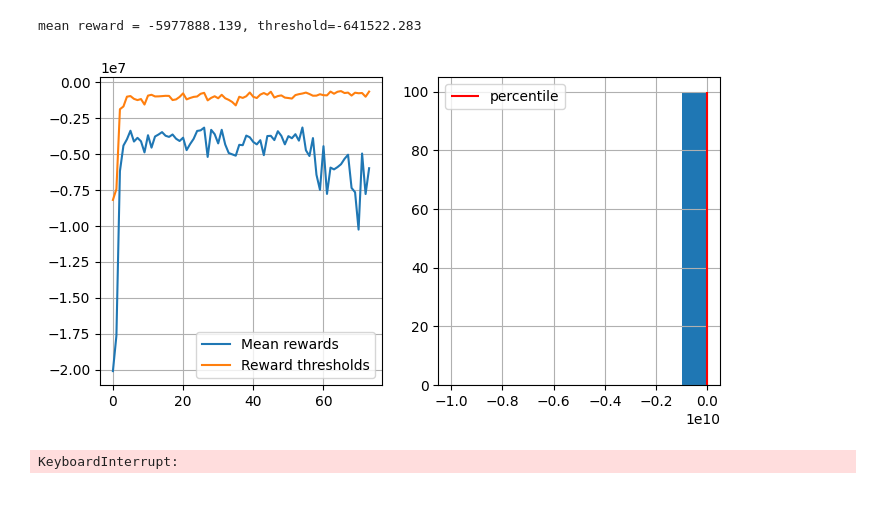
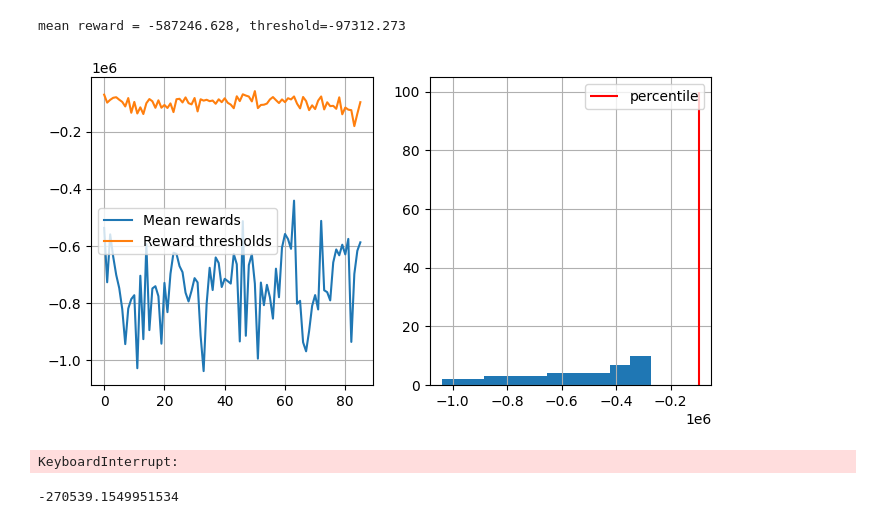
Before and after one commit to setday/HSE_ML_P2024, a Jupyter notebook: notebooks/CEM.ipynb, the cells around one changed output. Cells and saved outputs as stored; diff of their text form; code cells hidden in the pictures.

```diff
--- a/notebooks/CEM.ipynb
+++ b/notebooks/CEM.ipynb
@@ -32,6 +33,8 @@ def generate_session(env, agent, exploration_rate=0.8):
     try:
         s, _ = env.reset()
     except IndexError:
+        env.close()
+        del env
         env = gym.make('Parkme')
         s, _ = env.reset()
     for _ in range(3000):
@@ -40,13 +43,13 @@ def generate_session(env, agent, exploration_rate=0.8):
         else:
             probs = agent.predict_proba([s])[0]
             action = np.random.choice(list(range(n_actions)), p = probs)
-        new_s, r, terminated, truncated, _ = env.step(action)
+        new_s, r, terminated, _, _ = env.step(action)
         states.append(s)
         actions.append(action)
         total_reward += r
 
         s = new_s
-        if terminated or truncated:
+        if terminated:
             break
     return states, actions, total_reward
 # %%
@@ -92,36 +95,50 @@ extra_elit_states = []
 extra_elit_actions = []
 for i in range(1, 21):
     with open(f'samples/obs{i}.txt', 'r') as file:
-        extra_elit_states.append([[float(s) for s in sample[1:-2].split(', ')]for sample in file.readlines()])
+        extra_elit_states.extend([[float(s) for s in sample[1:-2].split(', ')]for sample in file.readlines()])
+
     with open(f'samples/act{i}.txt', 'r') as file:
-        extra_elit_actions.append([int(s) for s in file.readlines()])
+        extra_elit_actions.extend([int(s) for s in file.readlines()])
+
+for _ in range(100):
+    extra_elit_states = np.array(extra_elit_states)
+    extra_elit_actions = np.array(extra_elit_actions)
+    agent = agent.partial_fit(extra_elit_states, extra_elit_actions)
+# %%
+percentile = 85
+log = []
+n_epochs = 80
+best_reward = -270539.1549951534
+worst_reward = 1e12
 # %%
 %%time
 from tqdm import tqdm
-percentile = 85
-log = []
-n_epochs = 300
-best_reward = -1e12
-worst_reward = 1e12
+from joblib import parallel_backend
+
 for i in tqdm(range(n_epochs)):
-    sessions = [generate_session(env, agent) for _ in tqdm(range(100))]
+    sessions = [generate_session(env, agent) for _ in range(100)]
     states_batch, actions_batch, rewards_batch = zip(*sessions)
     elite_states, elite_actions = select_elites(states_batch, actions_batch, rewards_batch, percentile)
-    extra_elit = random.randint(0, 19)
-    elite_states.extend(extra_elit_states[extra_elit])
-    elite_actions.extend(extra_elit_actions[extra_elit])
-    agent = agent.partial_fit(elite_states, elite_actions)
+    random_indices = np.random.choice(len(extra_elit_actions), 5000, replace=False)
+    elite_states.extend(extra_elit_states[random_indices])
+    elite_actions.extend(extra_elit_actions[random_indices])
+    with parallel_backend('loky', n_jobs=-1):
+        agent = agent.partial_fit(elite_states, elite_actions)
     mean = np.mean(rewards_batch)
     if mean > best_reward:
-        with open('models_bin/CEM5.pkl', 'wb') as model:
+        with open('models_bin/CEM6.pkl', 'wb') as model:
             pickle.dump(agent, model)
         best_reward = mean
     worst_reward = min(worst_reward, mean)
     show_progress(
         rewards_batch, log, percentile, reward_range=[worst_reward, best_reward]
     )
 # %% [output]
-mean reward = -5977888.139, threshold=-641522.283
+mean reward = -587246.628, threshold=-97312.273
-[figure, old version]
+[figure, new version]
 KeyboardInterrupt:
+# %%
+print(best_reward)
+# %% [output]
+-270539.1549951534
 # %%
```
Also changed, not shown: parts of 5 cells of this notebook, 10 other files.
